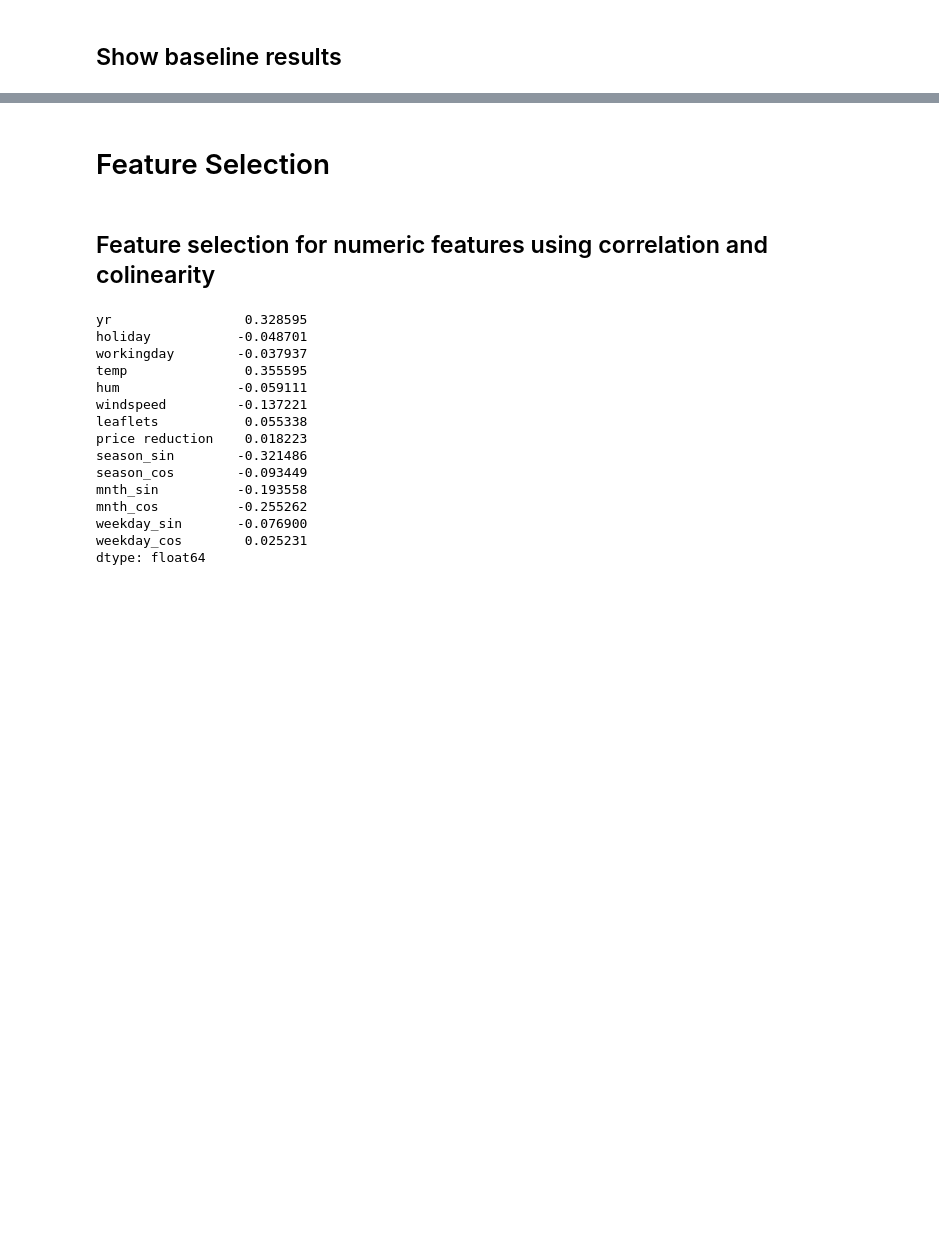
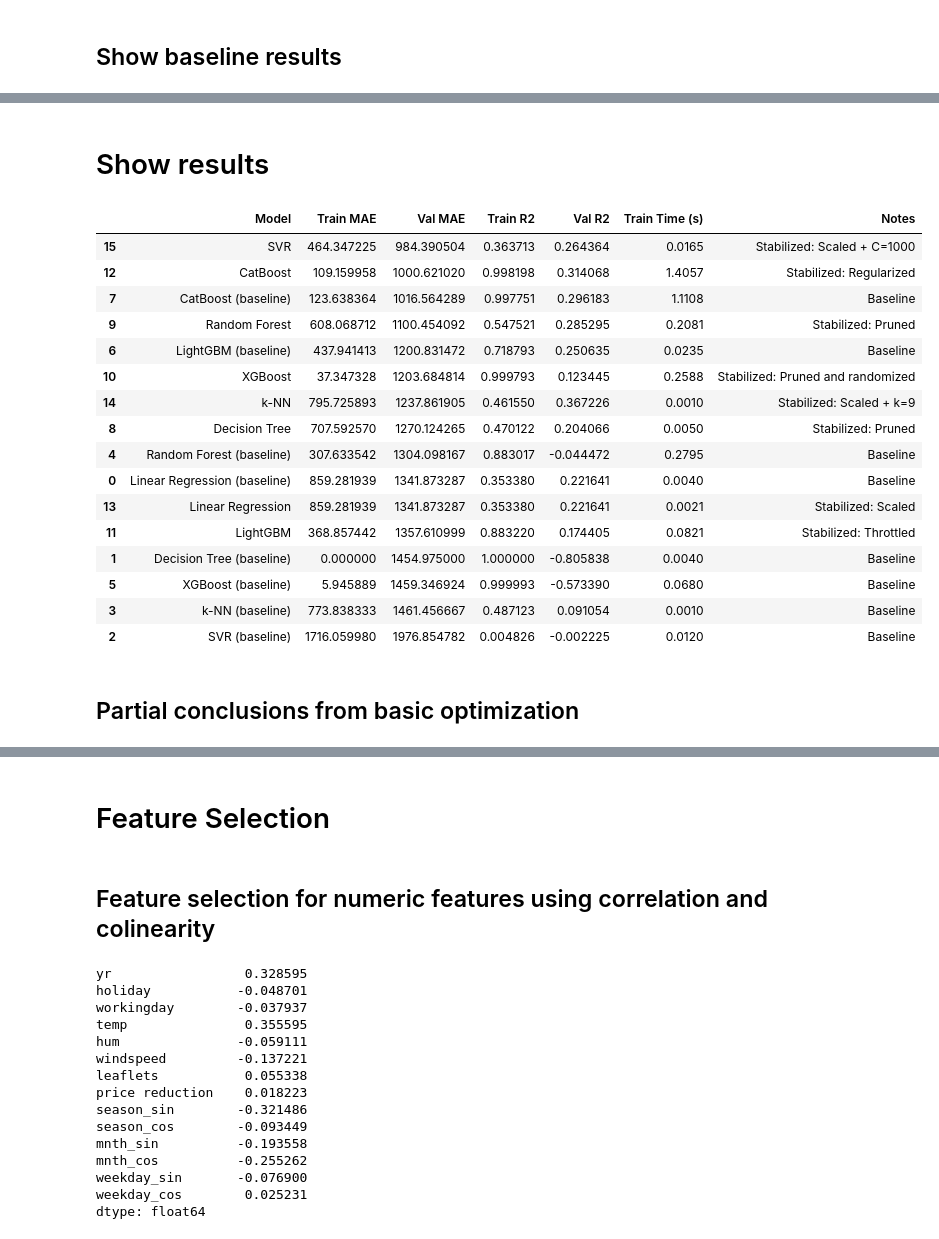
Before and after one commit to lqdominguez/data-science-hdm, a Jupyter notebook: 00 - Project/3-Modelling optimization copy.ipynb, the cells around one changed output, grey strips where cells are left out. Cells and saved outputs as stored; diff of their text form; code cells hidden in the pictures; blank space fills up the shorter version.

```diff
--- a/00 - Project/3-Modelling optimization copy.ipynb
+++ b/00 - Project/3-Modelling optimization copy.ipynb
@@ -208,0 +456,26 @@ df_results
+# %% [markdown]
+# Show results
+# %%
+# View results
+results = get_performance_summary(sort_by="Val MAE")
+display(results)
+# %% [output]
+|  | Model | Train MAE | Val MAE | Train R2 | Val R2 | Train Time (s) | Notes |
+| 15 | SVR | 464.347225 | 984.390504 | 0.363713 | 0.264364 | 0.0165 | Stabilized: Scaled + C=1000 |
+| 12 | CatBoost | 109.159958 | 1000.621020 | 0.998198 | 0.314068 | 1.4057 | Stabilized: Regularized |
+| 7 | CatBoost (baseline) | 123.638364 | 1016.564289 | 0.997751 | 0.296183 | 1.1108 | Baseline |
+| 9 | Random Forest | 608.068712 | 1100.454092 | 0.547521 | 0.285295 | 0.2081 | Stabilized: Pruned |
+| 6 | LightGBM (baseline) | 437.941413 | 1200.831472 | 0.718793 | 0.250635 | 0.0235 | Baseline |
+| 10 | XGBoost | 37.347328 | 1203.684814 | 0.999793 | 0.123445 | 0.2588 | Stabilized: Pruned and randomized |
+| 14 | k-NN | 795.725893 | 1237.861905 | 0.461550 | 0.367226 | 0.0010 | Stabilized: Scaled + k=9 |
+| 8 | Decision Tree | 707.592570 | 1270.124265 | 0.470122 | 0.204066 | 0.0050 | Stabilized: Pruned |
+| 4 | Random Forest (baseline) | 307.633542 | 1304.098167 | 0.883017 | -0.044472 | 0.2795 | Baseline |
+| 0 | Linear Regression (baseline) | 859.281939 | 1341.873287 | 0.353380 | 0.221641 | 0.0040 | Baseline |
+| 13 | Linear Regression | 859.281939 | 1341.873287 | 0.353380 | 0.221641 | 0.0021 | Stabilized: Scaled |
+| 11 | LightGBM | 368.857442 | 1357.610999 | 0.883220 | 0.174405 | 0.0821 | Stabilized: Throttled |
+| 1 | Decision Tree (baseline) | 0.000000 | 1454.975000 | 1.000000 | -0.805838 | 0.0040 | Baseline |
+| 5 | XGBoost (baseline) | 5.945889 | 1459.346924 | 0.999993 | -0.573390 | 0.0680 | Baseline |
+| 3 | k-NN (baseline) | 773.838333 | 1461.456667 | 0.487123 | 0.091054 | 0.0010 | Baseline |
+| 2 | SVR (baseline) | 1716.059980 | 1976.854782 | 0.004826 | -0.002225 | 0.0120 | Baseline |
+# %% [markdown]
+## Partial conclusions from basic optimization
```
Also changed, not shown: parts of 51 cells of this notebook, 5 other files.
